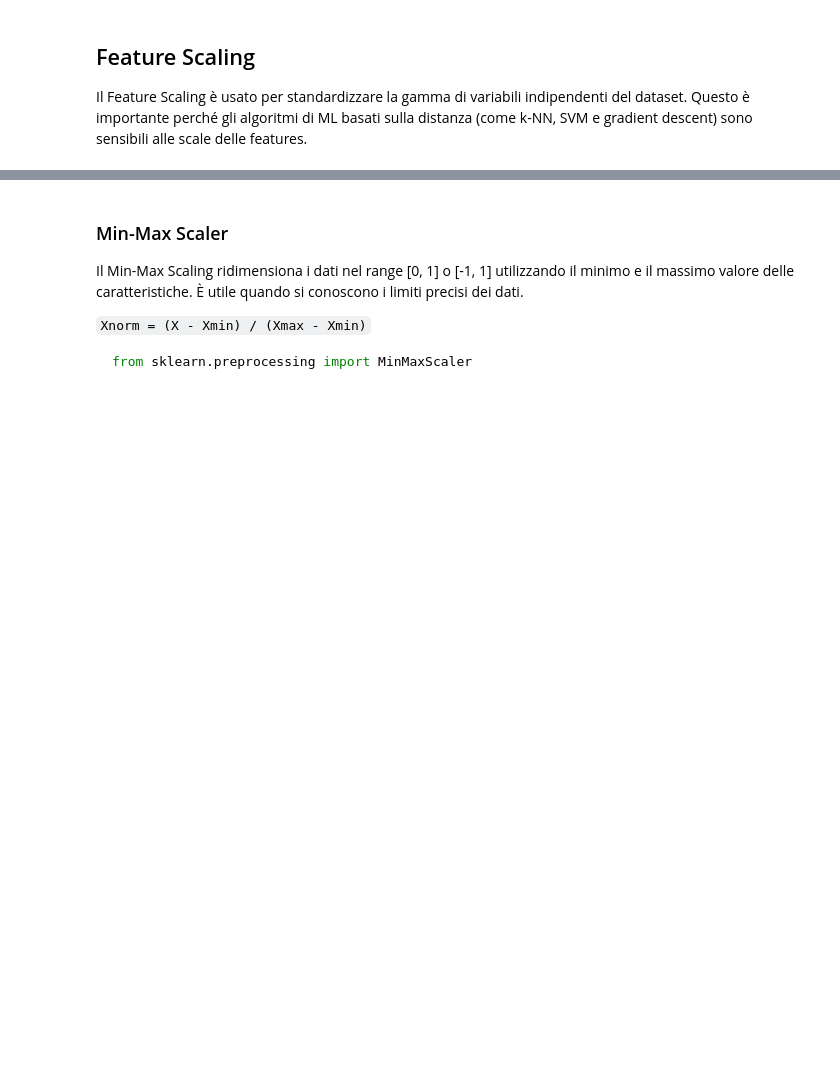
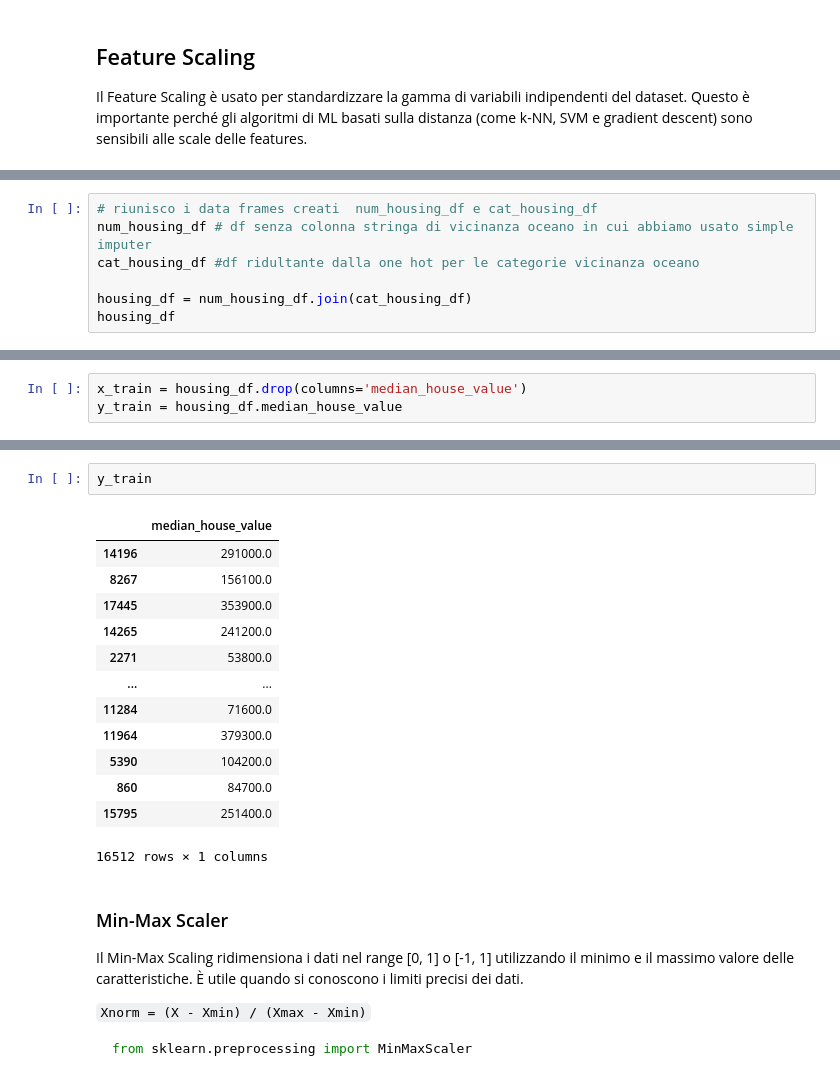
Before and after one commit to Svved/ITS_FirstProject, a Jupyter notebook: Esercizi/CaliforniaHousing.ipynb, the cells around one changed output, grey strips where cells are left out. Cells and saved outputs as stored; diff of their text form; blank space fills up the shorter version.

```diff
--- a/Esercizi/CaliforniaHousing.ipynb
+++ b/Esercizi/CaliforniaHousing.ipynb
@@ -588,0 +732,7 @@ Il Feature Scaling è usato per standardizzare la gamma di variabili indipendent
+# %%
+# riunisco i data frames creati  num_housing_df e cat_housing_df
+num_housing_df # df senza colonna stringa di vicinanza oceano in cui abbiamo usato simple imputer
+cat_housing_df #df ridultante dalla one hot per le categorie vicinanza oceano
+
+housing_df = num_housing_df.join(cat_housing_df)
+housing_df
@@ -588,0 +753,3 @@ Il Feature Scaling è usato per standardizzare la gamma di variabili indipendent
+# %%
+x_train = housing_df.drop(columns='median_house_value')
+y_train = housing_df.median_house_value
@@ -589,3 +772,19 @@ Il Feature Scaling è usato per standardizzare la gamma di variabili indipendent
+# %%
+y_train
+# %% [output]
+|  | median_house_value |
+| 14196 | 291000.0 |
+| 8267 | 156100.0 |
+| 17445 | 353900.0 |
+| 14265 | 241200.0 |
+| 2271 | 53800.0 |
+| ... | ... |
+| 11284 | 71600.0 |
+| 11964 | 379300.0 |
+| 5390 | 104200.0 |
+| 860 | 84700.0 |
+| 15795 | 251400.0 |
+16512 rows × 1 columns
 # %% [markdown]
 ### Min-Max Scaler
 
```
Also changed, not shown: parts of 17 cells of this notebook.
